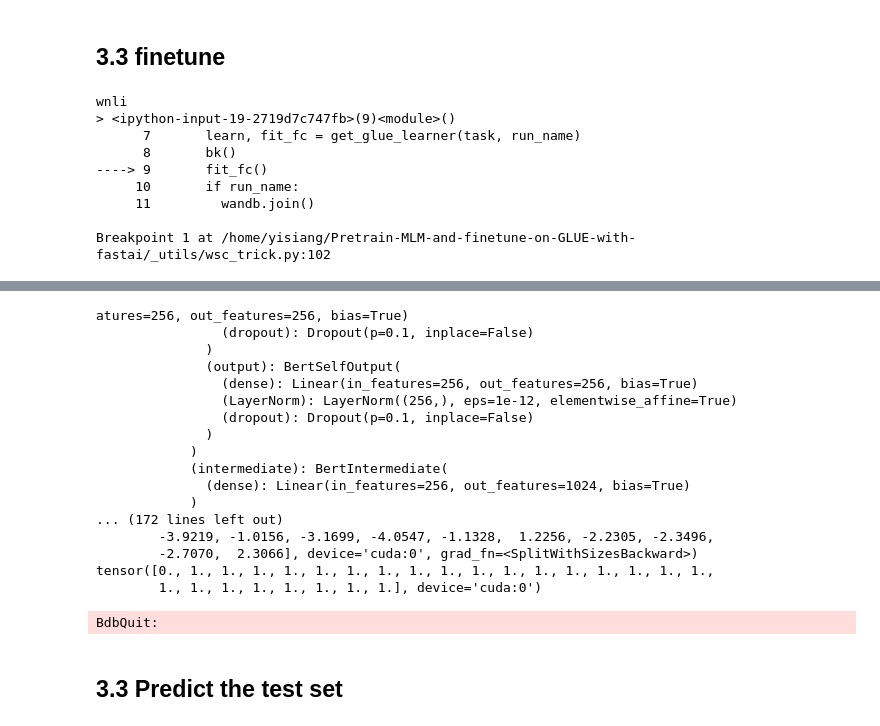
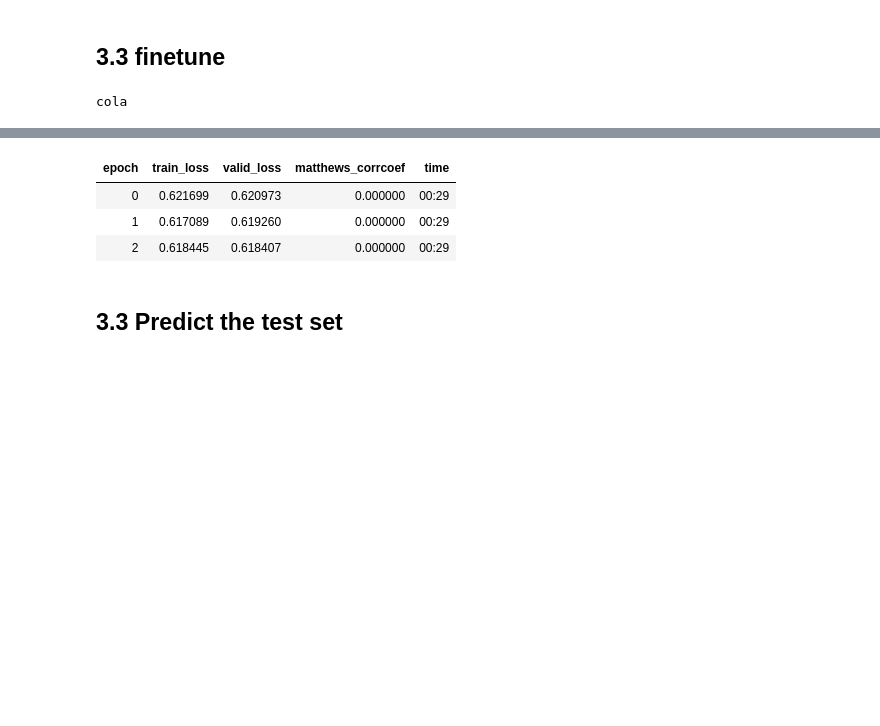
Before and after one commit to richarddwang/electra_pytorch, a Jupyter notebook: Finetune_GLUE_with_fastai.ipynb, the cells around one changed output, grey strips where cells are left out. Drawn from its saved outputs; the diff is of its cells as text; code cells hidden in the pictures; blank space fills up the shorter version.

```diff
--- a/Finetune_GLUE_with_fastai.ipynb
+++ b/Finetune_GLUE_with_fastai.ipynb
@@ -299,7 +300,7 @@ def get_glue_learner(task, run_name=None, one_cycle=False, inference=False):
     discriminator = HF_Model(ElectraForPreTraining, f"google/electra-{c.size}-discriminator", hf_tokenizer)
   # model
   if task=='wnli' and c.wsc_trick:
-    model = ELECTRAWSCTrickModel(discriminator, hf_tokenizer.pad_token_id, hf_tokenizer)
+    model = ELECTRAWSCTrickModel(discriminator, hf_tokenizer.pad_token_id)
   else: # take only base model and mount an output layer
     model = nn.Sequential(HF_Model(discriminator.model.electra, hf_toker=hf_tokenizer),
                           SentencePredictHead(electra_config.hidden_size, targ_voc_size=TARG_VOC_SIZE[task]))
@@ -328,7 +329,7 @@ def get_glue_learner(task, run_name=None, one_cycle=False, inference=False):
   # learner
   learn = Learner(dls, model,
                   loss_func=loss_fc,
-                  opt_func=partial(Adam, eps=1e-6,),
+                  opt_func=partial(Adam, eps=1e-6, wd=0.),
                   metrics=metrics,
                   splitter=splitter if not inference else trainable_params,
                   lr=layer_lrs if not inference else defaults.lr,
@@ -354,22 +355,13 @@ def get_glue_learner(task, run_name=None, one_cycle=False, inference=False):
 if c.do_finetune:
   for i in range(1):
     for task in ['cola', 'sst2', 'mrpc', 'stsb', 'qnli', 'rte', 'qqp', 'mnli', 'wnli']:
-      if task not in ['wnli']: continue # to only do some tasks
+      if task not in ['cola']: continue # to only do some tasks
       if c.group_id: run_name = f"{task}_{c.group_id}_{i}";
       else: run_name = None; print(task)
       learn, fit_fc = get_glue_learner(task, run_name)
-      bk()
       fit_fc()
       if run_name:
         wandb.join()
         learn.save(run_name)
 # %% [output]
-wnli
-> <ipython-input-19-2719d7c747fb>(9)<module>()
-      7       learn, fit_fc = get_glue_learner(task, run_name)
-      8       bk()
-----> 9       fit_fc()
-     10       if run_name:
-     11         wandb.join()
-
-Breakpoint 1 at /home/yisiang/Pretrain-MLM-and-finetune-on-GLUE-with-fastai/_utils/wsc_trick.py:102
+cola
@@ -377,21 +368,7 @@ Breakpoint 1 at /home/yisiang/Pretrain-MLM-and-finetune-on-GLUE-with-fastai/_uti
-atures=256, out_features=256, bias=True)
-                (dropout): Dropout(p=0.1, inplace=False)
-              )
-              (output): BertSelfOutput(
-                (dense): Linear(in_features=256, out_features=256, bias=True)
-                (LayerNorm): LayerNorm((256,), eps=1e-12, elementwise_affine=True)
-                (dropout): Dropout(p=0.1, inplace=False)
-              )
-            )
-            (intermediate): BertIntermediate(
-              (dense): Linear(in_features=256, out_features=1024, bias=True)
-            )
-... (172 lines left out)
-        -3.9219, -1.0156, -3.1699, -4.0547, -1.1328,  1.2256, -2.2305, -2.3496,
-        -2.7070,  2.3066], device='cuda:0', grad_fn=<SplitWithSizesBackward>)
-tensor([0., 1., 1., 1., 1., 1., 1., 1., 1., 1., 1., 1., 1., 1., 1., 1., 1., 1.,
-        1., 1., 1., 1., 1., 1., 1., 1.], device='cuda:0')
-BdbQuit:
+| epoch | train_loss | valid_loss | matthews_corrcoef | time |
+| 0 | 0.621699 | 0.620973 | 0.000000 | 00:29 |
+| 1 | 0.617089 | 0.619260 | 0.000000 | 00:29 |
+| 2 | 0.618445 | 0.618407 | 0.000000 | 00:29 |
 # %% [markdown]
 ## 3.3 Predict the test set
 # %%
```
Also changed, not shown: parts of 6 cells of this notebook, 9 other files.
